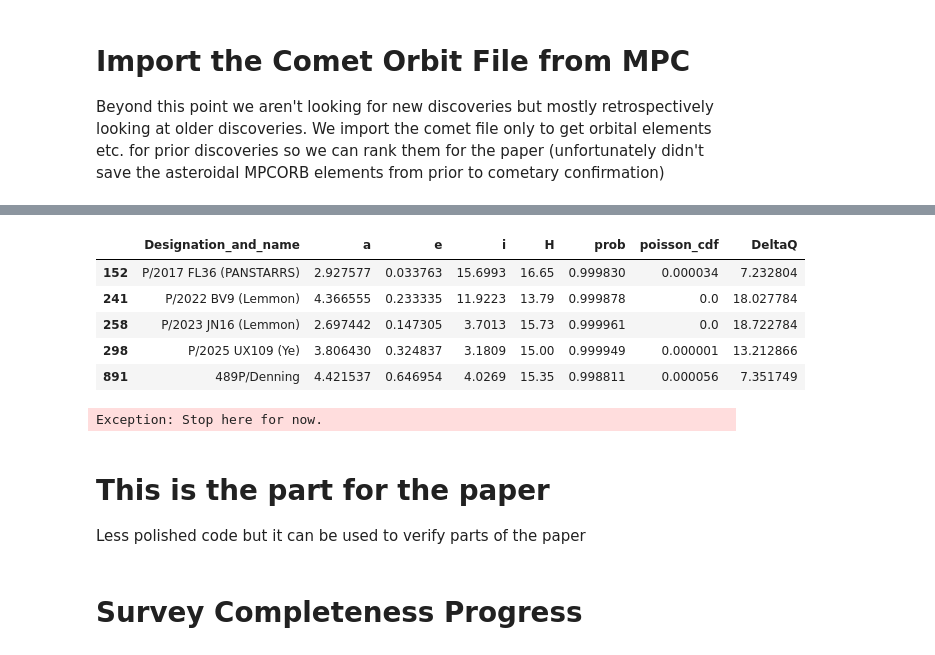
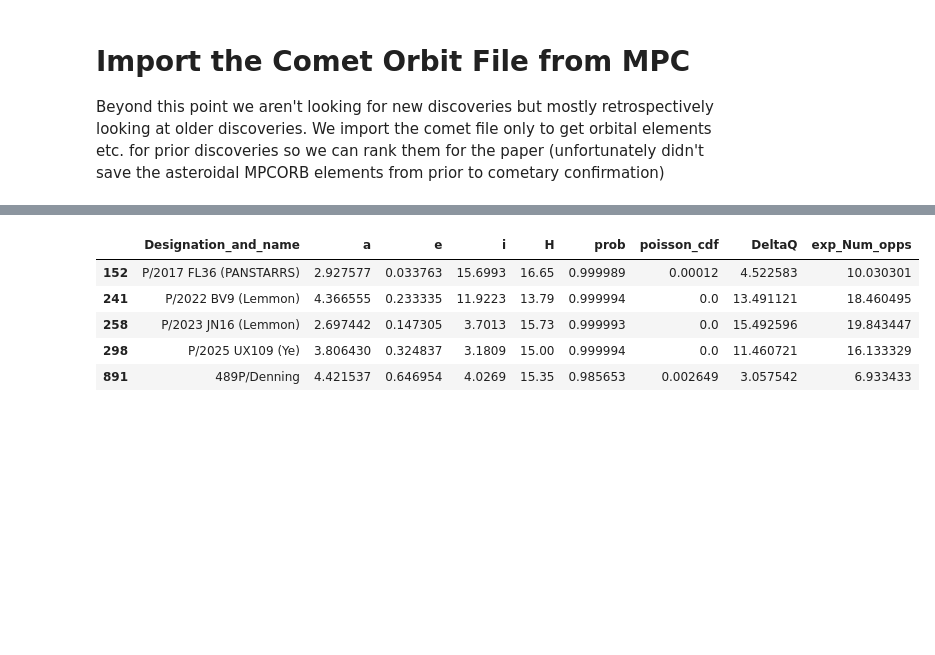
Before and after one commit to AstML/ActivitySCOPE, a Jupyter notebook: ActivitySCOPE_simplified_demo.ipynb, the cells around one changed output, grey strips where cells are left out. Saved outputs shown, nothing was run; the diff lists cells and outputs as text; code cells hidden in the pictures; blank space fills up the shorter version.

```diff
--- a/ActivitySCOPE_simplified_demo.ipynb
+++ b/ActivitySCOPE_simplified_demo.ipynb
@@ -1432,0 +333,25 @@ tempout.head(5)
+# %%
+# No absolute magnitude means fundamentally impossible to apply these methods
+orb_pred = orb.dropna(subset=["H_MPC","H_astdys","H_jpl"], how='all').copy()
+
+#these
+orb_pred = utils.apply_nights_overrides(orb_pred)
+orb_pred = utils.apply_magnitude_corrections(orb_pred)
+
+# Now the predictions for the regression model
+orb_pred["exp_Num_opps"] = predictor_reg.predict(orb_pred) + 1
+orb_pred["exp_Num_opps"].update(TabularPredictor.predict_oof(predictor_reg) + 1)
+
+orb_pred["quantile_Opps"] = predictor_quant.predict(orb_pred)[0.006] + 1
+orb_pred["quantile_Opps"].update(TabularPredictor.predict_oof(predictor_quant)[0.006] + 1)
+
+# Predictions for the probabalistic binary classification model
+# predict_proba to set probs in orb_pred (this sets the probability for anything not in the training dataset, but anything in the training will get overridden in the next line)
+orb_pred["prob"] = predictor.predict_proba(orb_pred)[1]
+# override the prob field in orb_pred to ag_probs lining up data index, but only for the rows that exist in both (same index in both)
+orb_pred["prob"].update(TabularPredictor.predict_proba_oof(predictor)[1])
+
+orb_pred["poisson_cdf"] = poisson.cdf(orb_pred["Num_opps"]-1, orb_pred["exp_Num_opps"]-1)
+
+# Renames a few columns and adds DeltaQ column
+final = utils.getFinal(orb_pred,known_strongly_suspected_active_objects)
@@ -1432,0 +383,9 @@ tempout.head(5)
+# %%
+# Train extension difficulty classifier
+orb_pred, final = utils.train_extension_difficulty_classifier(orb_pred, final, orb)
+
+# filter out objects marked in either of the two named filter csvs
+orb_pred_incl_mislinkages = orb_pred.copy()
+orb_pred = orb_pred[~orb_pred["filtered_out"].astype(bool)]
+final = final[~final["filtered_out"].astype(bool)]
+orb_pred_incl_mislinkages = utils.getFinal(orb_pred_incl_mislinkages,known_strongly_suspected_active_objects)
@@ -1445,7 +748,10 @@ comet = comet[comet["Orbit_type"].isin(["P","D","A"])]
 
 comet["a"] = comet["Perihelion_dist"] / (1 - comet["e"])
 comet["Orbital_period"] = np.sqrt(comet["a"]**3)
-comet["Tp"] = 2454466 # this is just a dummy for now
+
+comet["Tp"] = utils.calc_jd(comet["Year_of_perihelion"], comet["Month_of_perihelion"], comet["Day_of_perihelion"])
+comet["Epoch"] = comet["Tp"]
+comet["M"] = 0.0
 
 # Only pulling in the magnitude data for comets from find_orb as the MPC H values in the comet file are not H assuming inert
 comet_mags_fo = pd.read_fwf("./comet_orbits/comet_els_fo.txt", widths=[8, 5, 1000], names=["Packed", "Mag", "Discard"])
@@ -1475,3 +781,4 @@ result = poisson.cdf(num_opps - 1, exp_num_opps - 1)
 cometmerge["poisson_cdf"] = pd.Series(result, index=cometmerge.index, dtype="Float64")
 
 cometmerge['DeltaQ'] = cometmerge["quantile_Opps"]-cometmerge["Num_opps"]
+cometmerge.rename(columns={"Perihelion_dist":"q","Aphelion_dist":"Q"},inplace=True)
@@ -1496,19 +785,10 @@ cometout[["Designation_and_name","a","e","i","H",'prob','poisson_cdf','DeltaQ']]
 # %%
 # ActivitySCOPE discoveries that currently live in the comet file
-cometmerge[cometmerge["Designation_and_name"].isin(discoveries_in_comet_file)][["Designation_and_name","a","e","i","H",'prob','poisson_cdf','DeltaQ']]
+cometmerge[cometmerge["Designation_and_name"].isin(discoveries_in_comet_file)][["Designation_and_name","a","e","i","H",'prob','poisson_cdf','DeltaQ','exp_Num_opps']]
 # %% [output]
-|  | Designation_and_name | a | e | i | H | prob | poisson_cdf | DeltaQ |
-| 152 | P/2017 FL36 (PANSTARRS) | 2.927577 | 0.033763 | 15.6993 | 16.65 | 0.999830 | 0.000034 | 7.232804 |
-| 241 | P/2022 BV9 (Lemmon) | 4.366555 | 0.233335 | 11.9223 | 13.79 | 0.999878 | 0.0 | 18.027784 |
-| 258 | P/2023 JN16 (Lemmon) | 2.697442 | 0.147305 | 3.7013 | 15.73 | 0.999961 | 0.0 | 18.722784 |
-| 298 | P/2025 UX109 (Ye) | 3.806430 | 0.324837 | 3.1809 | 15.00 | 0.999949 | 0.000001 | 13.212866 |
-| 891 | 489P/Denning | 4.421537 | 0.646954 | 4.0269 | 15.35 | 0.998811 | 0.000056 | 7.351749 |
+|  | Designation_and_name | a | e | i | H | prob | poisson_cdf | DeltaQ | exp_Num_opps |
+| 152 | P/2017 FL36 (PANSTARRS) | 2.927577 | 0.033763 | 15.6993 | 16.65 | 0.999989 | 0.00012 | 4.522583 | 10.030301 |
+| 241 | P/2022 BV9 (Lemmon) | 4.366555 | 0.233335 | 11.9223 | 13.79 | 0.999994 | 0.0 | 13.491121 | 18.460495 |
+| 258 | P/2023 JN16 (Lemmon) | 2.697442 | 0.147305 | 3.7013 | 15.73 | 0.999993 | 0.0 | 15.492596 | 19.843447 |
+| 298 | P/2025 UX109 (Ye) | 3.806430 | 0.324837 | 3.1809 | 15.00 | 0.999994 | 0.0 | 11.460721 | 16.133329 |
+| 891 | 489P/Denning | 4.421537 | 0.646954 | 4.0269 | 15.35 | 0.985653 | 0.002649 | 3.057542 | 6.933433 |
-# %%
-raise Exception("Stop here for now.")
-# %% [output]
-Exception: Stop here for now.
-# %% [markdown]
-# This is the part for the paper
-Less polished code but it can be used to verify parts of the paper
-# %% [markdown]
-# Survey Completeness Progress
```
Also changed, not shown: parts of 119 cells of this notebook, 38 other files.
